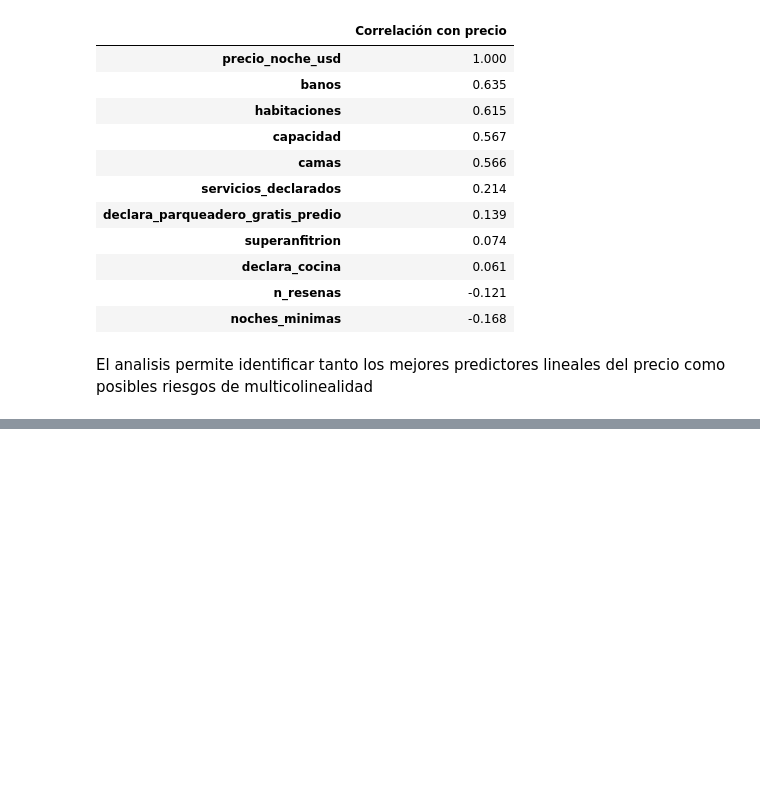
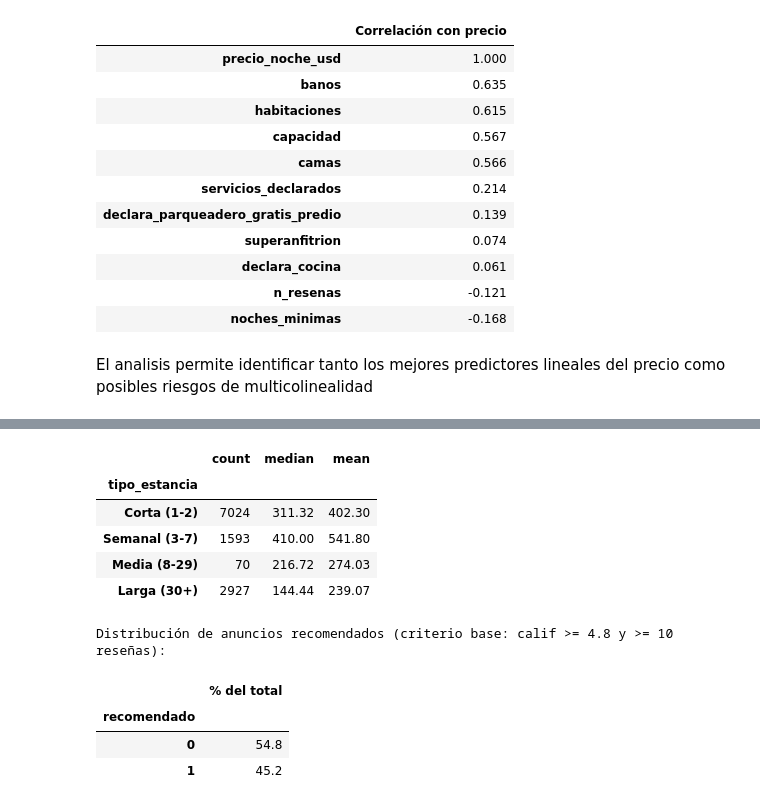
Before and after one commit to Morix9087/Proyecto-2, a Jupyter notebook: Ingenieria de Datos/Analisis exploratorio de datos.ipynb, the cells around one changed output, grey strips where cells are left out. Saved outputs shown, nothing was run; the diff lists cells and outputs as text; code cells hidden in the pictures; blank space fills up the shorter version.

Commit message:
Nuevas caracteristicas y secciones de hallazgos

```diff
--- a/Ingenieria de Datos/Analisis exploratorio de datos.ipynb
+++ b/Ingenieria de Datos/Analisis exploratorio de datos.ipynb
@@ -238,0 +242,35 @@ El analisis permite identificar tanto los mejores predictores lineales del preci
+# %%
+# Nuevas características
+df_precio["precio_por_huesped"] = df_precio["precio_noche_usd"] / df_precio["capacidad"]
+df_precio["camas_por_habitacion"] = df_precio["camas"] / df_precio["habitaciones"].replace(0, 1)
+
+# Discretización de la estancia mínima (usando pd.cut como en los notebooks guía)
+df_precio["tipo_estancia"] = pd.cut(
+    df_precio["noches_minimas"],
+    bins=[0, 2, 7, 29, 365],
+    labels=["Corta (1-2)", "Semanal (3-7)", "Media (8-29)", "Larga (30+)"]
+)
+display(df_precio.groupby("tipo_estancia", observed=False)["precio_noche_usd"].agg(["count", "median", "mean"]).round(2))
+
+# Propuesta de variable objetivo para clasificación: Recomendado
+# Criterio: tiene calificación >= 4.8, al menos 10 reseñas y es superanfitrión o tiene buena disponibilidad
+df["recomendado"] = (
+    (df["tiene_calificacion"] == 1) &
+    (df["calificacion"] >= 4.8) &
+    (df["n_resenas"] >= 10)
+).astype(int)
+
+print("Distribución de anuncios recomendados (criterio base: calif >= 4.8 y >= 10 reseñas):")
+display(df["recomendado"].value_counts(normalize=True).mul(100).round(2).to_frame("% del total"))
+# %% [output]
+|  | count | median | mean |
+| tipo_estancia |  |  |  |
+| Corta (1-2) | 7024 | 311.32 | 402.30 |
+| Semanal (3-7) | 1593 | 410.00 | 541.80 |
+| Media (8-29) | 70 | 216.72 | 274.03 |
+| Larga (30+) | 2927 | 144.44 | 239.07 |
+Distribución de anuncios recomendados (criterio base: calif >= 4.8 y >= 10 reseñas):
+|  | % del total |
+| recomendado |  |
+| 0 | 54.8 |
+| 1 | 45.2 |
```
Also changed, not shown: parts of 1 cell of this notebook, 2 other files.
